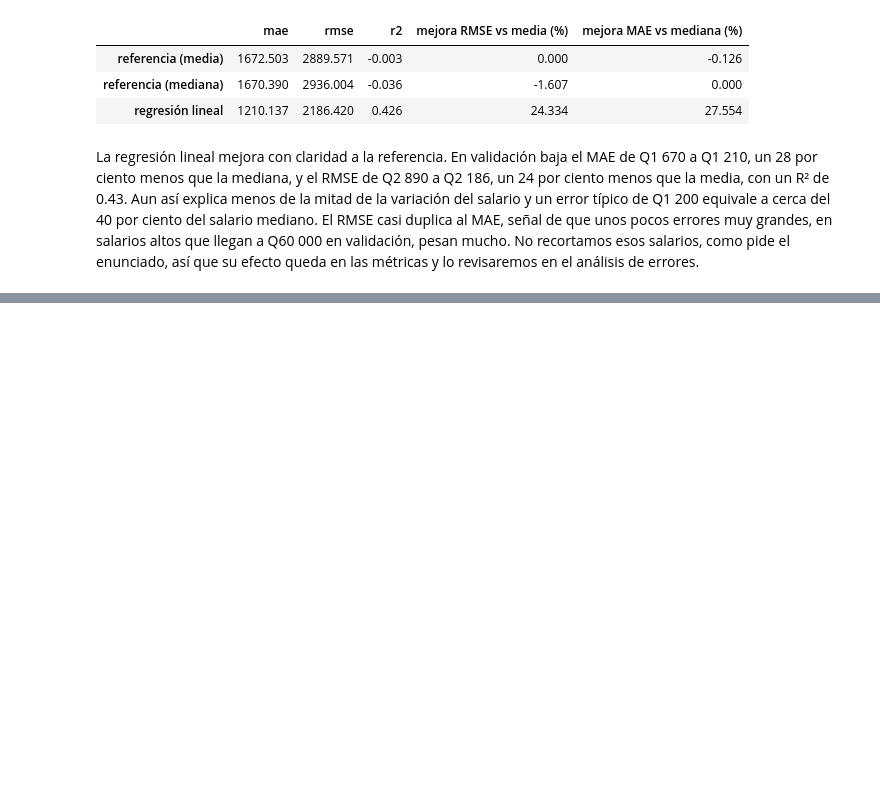
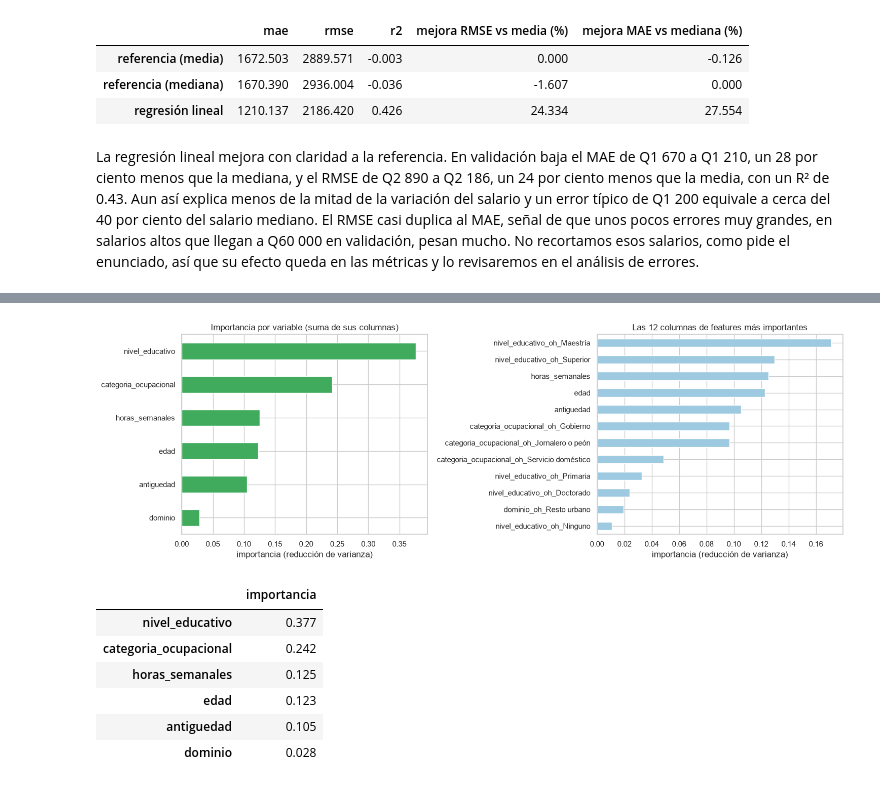
Before and after one commit to Fercho1118/Lab7_DS, a Jupyter notebook: notebooks/lab7.ipynb, the cells around one changed output, grey strips where cells are left out. Saved outputs shown, nothing was run; the diff lists cells and outputs as text; code cells hidden in the pictures; blank space fills up the shorter version.

```diff
--- a/notebooks/lab7.ipynb
+++ b/notebooks/lab7.ipynb
@@ -1450,0 +1528,26 @@ queda en las métricas y lo revisaremos en el análisis de errores.
+# %%
+importancia = pd.Series(mejor_rf.stages[-1].featureImportances.toArray(),
+                        index=nombres_features(mejor_rf.transform(validacion)))
+# se suman las indicadoras de cada variable categórica para comparar las seis variables
+por_variable = pd.Series({v: importancia[[n for n in importancia.index if n == v or n.startswith(f"{v}_oh")]].sum()
+                          for v in NUM_PRED + CAT_PRED}).sort_values()
+
+fig, ejes = plt.subplots(1, 2, figsize=(15, 5))
+por_variable.plot.barh(ax=ejes[0], color="#41ab5d")
+ejes[0].set_title("Importancia por variable (suma de sus columnas)")
+importancia.sort_values().tail(12).plot.barh(ax=ejes[1], color="#9ecae1")
+ejes[1].set_title("Las 12 columnas de features más importantes")
+for eje in ejes:
+    eje.set_xlabel("importancia (reducción de varianza)")
+plt.tight_layout()
+plt.show()
+por_variable.sort_values(ascending=False).round(3).to_frame("importancia")
+# %% [output]
+[figure, added]
+|  | importancia |
+| nivel_educativo | 0.377 |
+| categoria_ocupacional | 0.242 |
+| horas_semanales | 0.125 |
+| edad | 0.123 |
+| antiguedad | 0.105 |
+| dominio | 0.028 |
```
Also changed, not shown: parts of 8 cells of this notebook.
